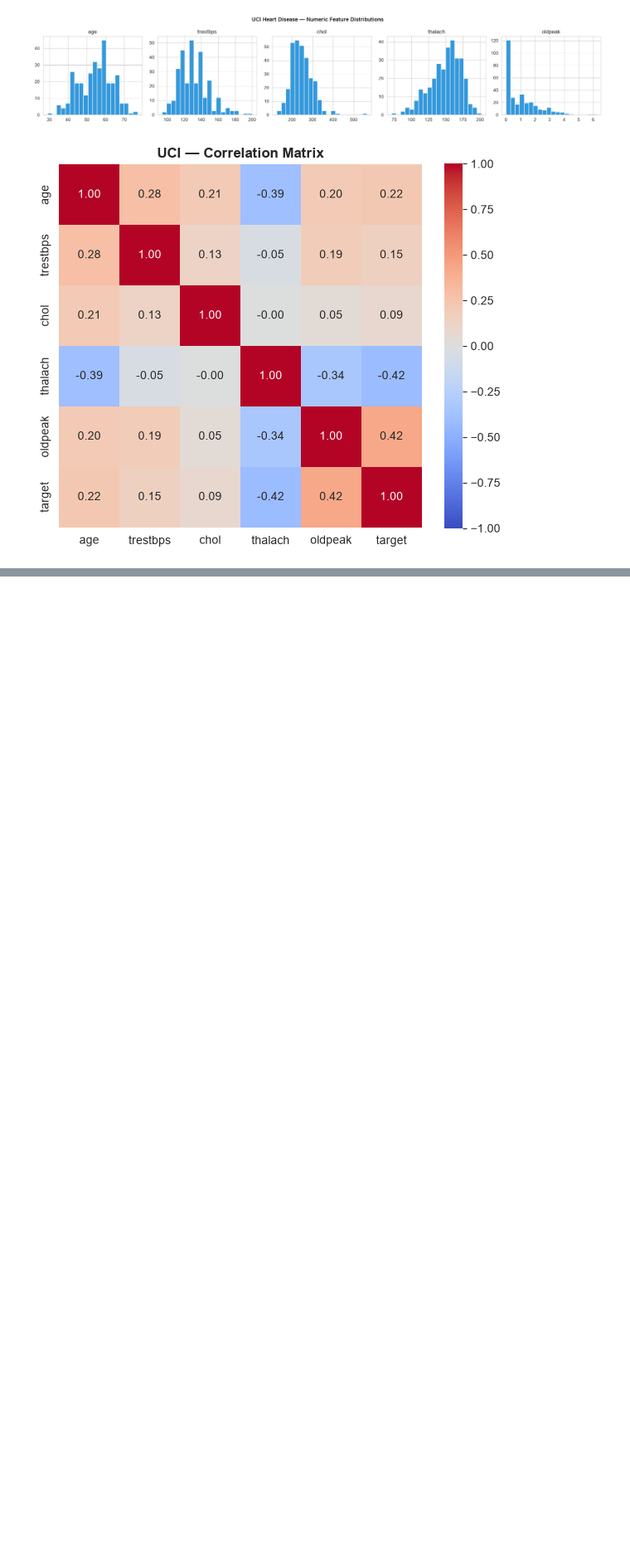
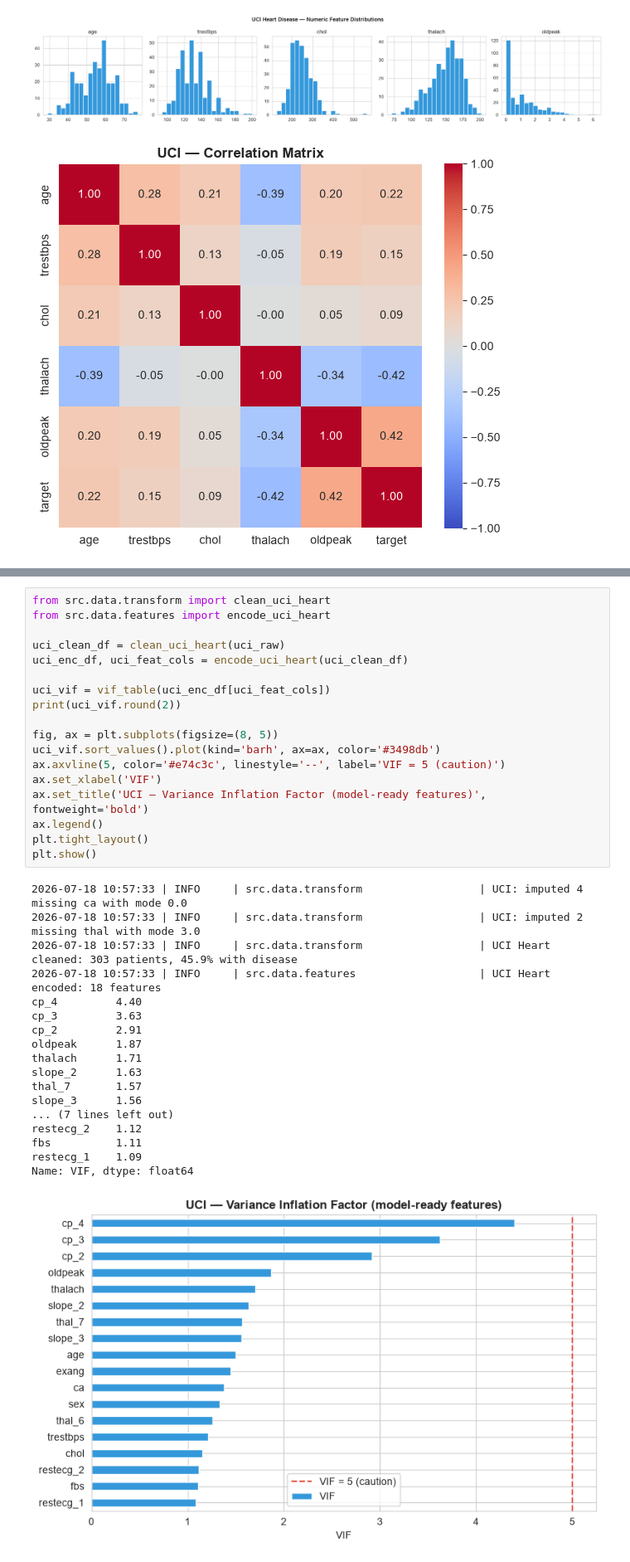
Before and after one commit to ayodeji07/patient_survival_prediction, a Jupyter notebook: notebooks/00_eda.ipynb, the cells around one changed output, grey strips where cells are left out. Shown at 83% size. Cells and saved outputs as stored; diff of their text form; blank space fills up the shorter version.

```diff
--- a/notebooks/00_eda.ipynb
+++ b/notebooks/00_eda.ipynb
@@ -426,0 +459,37 @@ plt.show()
+# %%
+from src.data.transform import clean_uci_heart
+from src.data.features import encode_uci_heart
+
+uci_clean_df = clean_uci_heart(uci_raw)
+uci_enc_df, uci_feat_cols = encode_uci_heart(uci_clean_df)
+
+uci_vif = vif_table(uci_enc_df[uci_feat_cols])
+print(uci_vif.round(2))
+
+fig, ax = plt.subplots(figsize=(8, 5))
+uci_vif.sort_values().plot(kind='barh', ax=ax, color='#3498db')
+ax.axvline(5, color='#e74c3c', linestyle='--', label='VIF = 5 (caution)')
+ax.set_xlabel('VIF')
+ax.set_title('UCI — Variance Inflation Factor (model-ready features)', fontweight='bold')
+ax.legend()
+plt.tight_layout()
+plt.show()
+# %% [output]
+2026-07-18 10:57:33 | INFO     | src.data.transform                  | UCI: imputed 4 missing ca with mode 0.0
+2026-07-18 10:57:33 | INFO     | src.data.transform                  | UCI: imputed 2 missing thal with mode 3.0
+2026-07-18 10:57:33 | INFO     | src.data.transform                  | UCI Heart cleaned: 303 patients, 45.9% with disease
+2026-07-18 10:57:33 | INFO     | src.data.features                   | UCI Heart encoded: 18 features
+cp_4         4.40
+cp_3         3.63
+cp_2         2.91
+oldpeak      1.87
+thalach      1.71
+slope_2      1.63
+thal_7       1.57
+slope_3      1.56
+... (7 lines left out)
+restecg_2    1.12
+fbs          1.11
+restecg_1    1.09
+Name: VIF, dtype: float64
+[figure, added]
```
Also changed, not shown: parts of 11 cells of this notebook, 2 other files.
